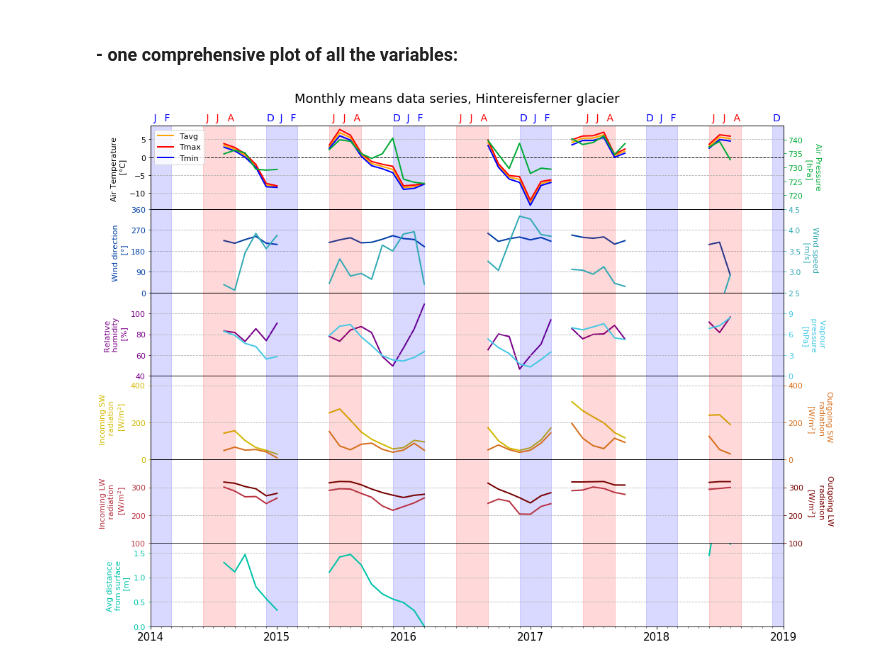
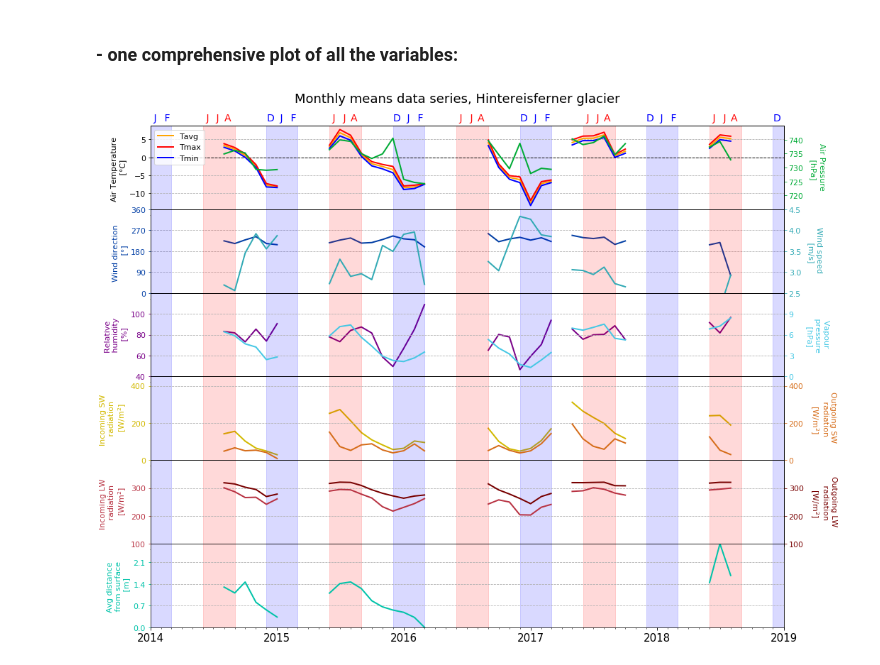
Before and after one commit to agiord/HEF_data, a Jupyter notebook: HEF_data.ipynb, the cells around one changed output. Cells and saved outputs as stored; diff of their text form; code cells hidden in the pictures.

```diff
--- a/HEF_data.ipynb
+++ b/HEF_data.ipynb
@@ -99,8 +377,7 @@ ax1.xaxis.set_major_locator(years)
 ax1.xaxis.set_major_formatter(yearsFmt)
 ax1.xaxis.set_minor_locator(months)
 
-#set the time range
-
+#set the time range on the x-axis
 ax1.set_xlim(datemin, datemax)
 
 #plot the monthly-mean time series
@@ -124,7 +401,7 @@ ax1_1 = ax1.twinx()
 ax1_1.plot(df_mm.index, df_mm.Press, label='Press', color='#00AB36', lw=lw)
 
 #set some features: labels, ticks, legend
-ax1_1.set_ylabel('Air Pressure \n [hPa]', color='#00AB36', rotation=-90, labelpad=25)
+ax1_1.set_ylabel('Air Pressure \n [hPa]', color='#00AB36', rotation=-90, labelpad=30)
 ax1_1.tick_params(axis='y', colors='#00AB36')
 ax1_1.set_yticks(np.arange(720, 745, 5))
 ax1_1.xaxis.set_ticks_position('none')
@@ -152,7 +429,7 @@ ax2.tick_params(axis='y', colors='#023FA5')
 ax3 = ax2.twinx()
 ax3.plot(df_mm.index, df_mm.Wspeed, label='Wspeed', color='#32AAB5', lw=lw)
 
-ax3.set_ylabel('Wind speed \n [m/s]', color='#32AAB5', rotation=-90, labelpad=25)
+ax3.set_ylabel('Wind speed \n [m/s]', color='#32AAB5', rotation=-90, labelpad=30)
 ax3.tick_params(axis='y', colors='#32AAB5')
 ax3.set_yticks(np.arange(round(min(df_mm.Wspeed))-0.5, round(max(df_mm.Wspeed))+1, 0.5))
 ax3.xaxis.set_ticks_position('none')
@@ -183,7 +460,7 @@ ax4.tick_params(axis='y', colors='#790088')
 ax5 = ax4.twinx()
 ax5.plot(df_mm.index, df_mm.e_Avg, label='eAvg', color='#46C8E5', lw=lw)
 
-ax5.set_ylabel('Vapour \n pressure \n [hPa]', color='#46C8E5', rotation=-90, labelpad=45)
+ax5.set_ylabel('Vapour \n pressure \n [hPa]', color='#46C8E5', rotation=-90, labelpad=50)
 ax5.tick_params(axis='y', colors='#46C8E5')
 ax5.set_yticks(np.arange(0, 10, 3))
 ax5.set_ylim(0,12)
@@ -215,7 +492,7 @@ ax6.set_ylim(0, 450)
 ax7 = ax6.twinx()
 ax7.plot(df_mm.index, df_mm.SWO_Avg, label='SWO_Avg', color='#D66D1A', lw=lw)
 
-ax7.set_ylabel('Outgoing SW \n radiation \n [W/m$^2$]', color='#D66D1A', rotation=-90, labelpad=40)
+ax7.set_ylabel('Outgoing SW \n radiation \n [W/m$^2$]', color='#D66D1A', rotation=-90, labelpad=45)
 ax7.tick_params(axis='y', colors='#D66D1A')
 ax7.set_yticks(np.arange(0,1001,200))
 ax7.set_ylim(0, 450)
@@ -245,7 +522,7 @@ ax8.set_ylim(100, 400)
 ax9 = ax8.twinx()
 ax9.plot(df_mm.index, df_mm.LWO_corr_Avg, label='LWO_Avg', color='#780000', lw=lw)
 
-ax9.set_ylabel('Outgoing LW \n radiation \n [W/m$^2$]', color='#780000', rotation=-90, labelpad=40)
+ax9.set_ylabel('Outgoing LW \n radiation \n [W/m$^2$]', color='#780000', rotation=-90, labelpad=45)
 ax9.tick_params(axis='y', colors='#780000')
 ax9.set_yticks(np.arange(100,400,100))
 ax9.set_ylim(100, 400)
@@ -266,9 +543,9 @@ ax10.tick_params(axis='x', labelsize=15, which='major')
 ax10.plot(df_mm.index, df_mm.Dist_Avg, label='Dist_Avg', color='#00C3A9', lw=lw)
 
 ax10.set_ylabel('Avg distance \n from surface \n [m]', color='#00C3A9')
-ax10.set_yticks(np.arange(0,1.75,0.5))
+ax10.set_yticks(np.arange(0,2.75,0.7))
 ax10.tick_params(axis='y', colors='#00C3A9')
-ax10.set_ylim(0, 1.7)
+ax10.set_ylim(0, 2.7)
 ax10.yaxis.grid(True, which='major', linestyle='--')
 
 
@@ -317,32 +594,32 @@ ticks_conc = np.concatenate((summ_ticks, wint_ticks), axis=None)
 
 #set the new set of ticks
 ax1top.set_xticks(ticks_conc)
 
 #change ticks labels with name of months, their colors and positions
 xticks_labels = [item.get_text() for item in ax1top.get_xticklabels()]
 
 for i in range(15):
     xticks_labels[i] = ' J'
     ax1top.xaxis.get_majorticklabels()[i].set_horizontalalignment("left")
     ax1top.get_xticklabels()[i].set_color('red')
 for i in [2,5,8,11,14]:
-    xticks_labels[i] = ' A'
+    xticks_labels[i] = 'A'
 
 for i in range(15,30):
     xticks_labels[i] = ' J'
     ax1top.xaxis.get_majorticklabels()[i].set_horizontalalignment("left")
     ax1top.get_xticklabels()[i].set_color('blue')
 for i in [16, 19, 22, 25, 28]:
     xticks_labels[i] = ' F'
 for i in [17, 20, 23, 26, 29]:
     xticks_labels[i] = 'D'
 
 ax1top.set_xticklabels(xticks_labels)
 ax1top.xaxis.set_tick_params(labelsize=14)
 
 #remove ticks lines, keep just the labels
 ax1top.tick_params(axis=u'both', which=u'both',length=0)
 
 plt.rcParams.update({'font.size': 11})
 # %% [output]
-[figure, old version]
+[figure, new version]
```
Also changed, not shown: parts of 7 cells of this notebook.
